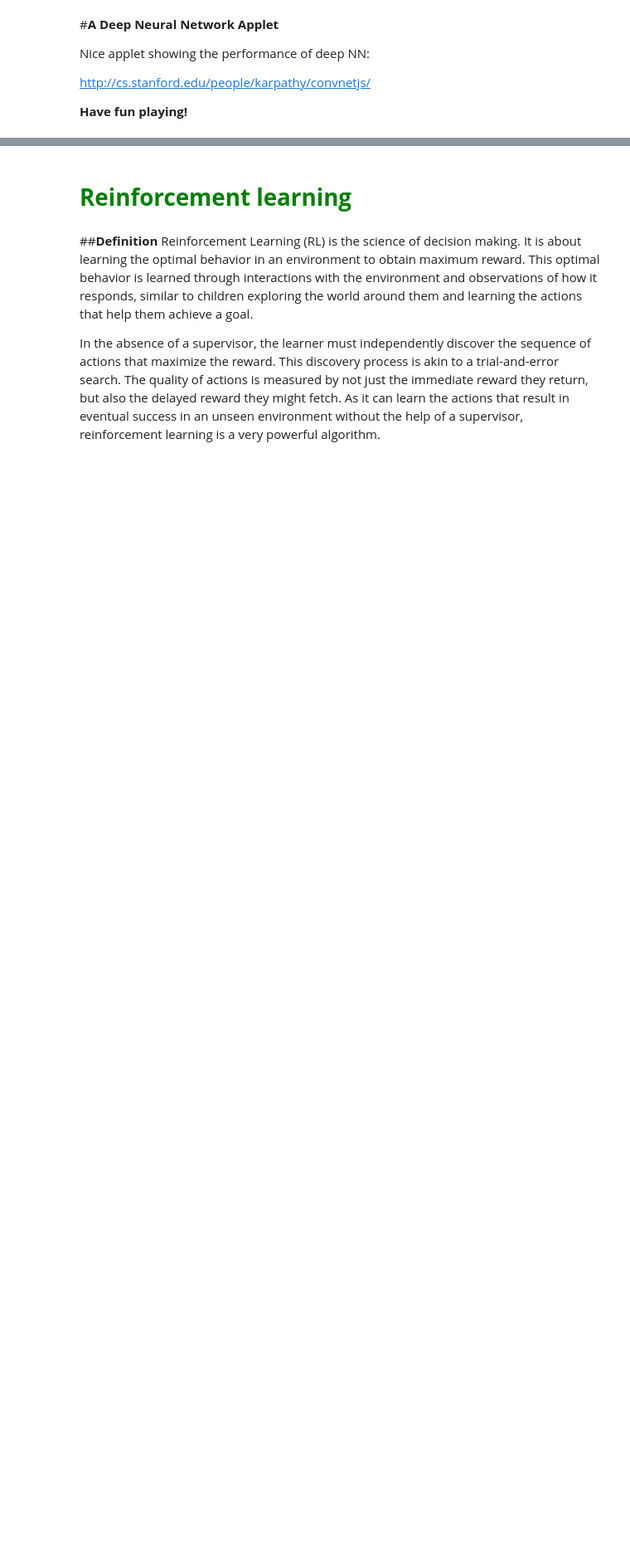
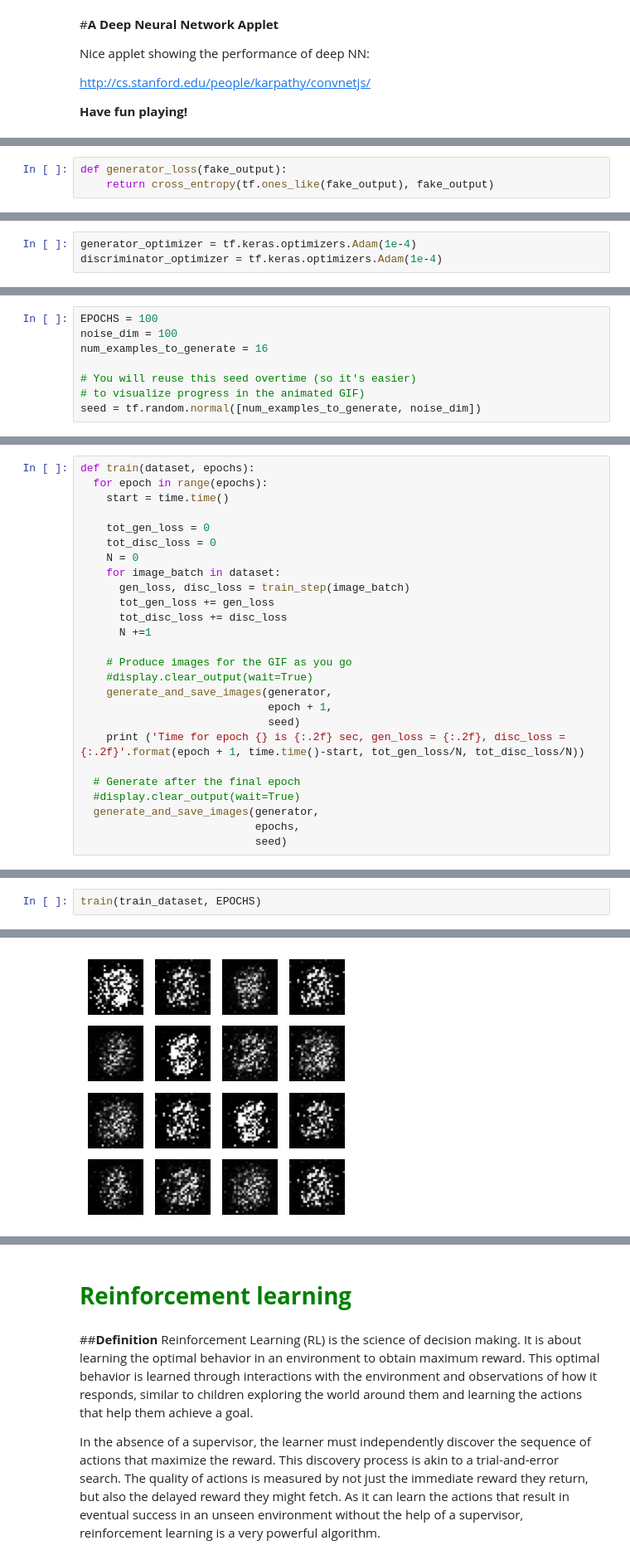
Before and after one commit to marcinwolter/AI_Lublin_2023, a Jupyter notebook: AI_Lublin_2023.ipynb, the cells around one changed output, grey strips where cells are left out. Shown at 83% size. Saved outputs shown, nothing was run; the diff lists cells and outputs as text; blank space fills up the shorter version.

```diff
--- a/AI_Lublin_2023.ipynb
+++ b/AI_Lublin_2023.ipynb
@@ -1025,0 +1440,3 @@ Keras consists of many pre-trained models used in transfer learning, prediction,
+# %%
+def generator_loss(fake_output):
+    return cross_entropy(tf.ones_like(fake_output), fake_output)
@@ -1025,0 +1445,3 @@ Keras consists of many pre-trained models used in transfer learning, prediction,
+# %%
+generator_optimizer = tf.keras.optimizers.Adam(1e-4)
+discriminator_optimizer = tf.keras.optimizers.Adam(1e-4)
@@ -1025,0 +1450,8 @@ Keras consists of many pre-trained models used in transfer learning, prediction,
+# %%
+EPOCHS = 100
+noise_dim = 100
+num_examples_to_generate = 16
+
+# You will reuse this seed overtime (so it's easier)
+# to visualize progress in the animated GIF)
+seed = tf.random.normal([num_examples_to_generate, noise_dim])
@@ -1025,0 +1483,26 @@ Keras consists of many pre-trained models used in transfer learning, prediction,
+# %%
+def train(dataset, epochs):
+  for epoch in range(epochs):
+    start = time.time()
+
+    tot_gen_loss = 0
+    tot_disc_loss = 0
+    N = 0
+    for image_batch in dataset:
+      gen_loss, disc_loss = train_step(image_batch)
+      tot_gen_loss += gen_loss
+      tot_disc_loss += disc_loss
+      N +=1
+
+    # Produce images for the GIF as you go
+    #display.clear_output(wait=True)
+    generate_and_save_images(generator,
+                             epoch + 1,
+                             seed)
+    print ('Time for epoch {} is {:.2f} sec, gen_loss = {:.2f}, disc_loss = {:.2f}'.format(epoch + 1, time.time()-start, tot_gen_loss/N, tot_disc_loss/N))
+
+  # Generate after the final epoch
+  #display.clear_output(wait=True)
+  generate_and_save_images(generator,
+                           epochs,
+                           seed)
@@ -1025,0 +1534,3 @@ Keras consists of many pre-trained models used in transfer learning, prediction,
+# %%
+train(train_dataset, EPOCHS)
+# %% [output]
@@ -1025,0 +1545 @@ Keras consists of many pre-trained models used in transfer learning, prediction,
+[figure, added]
```
Also changed, not shown: parts of 109 cells of this notebook.
